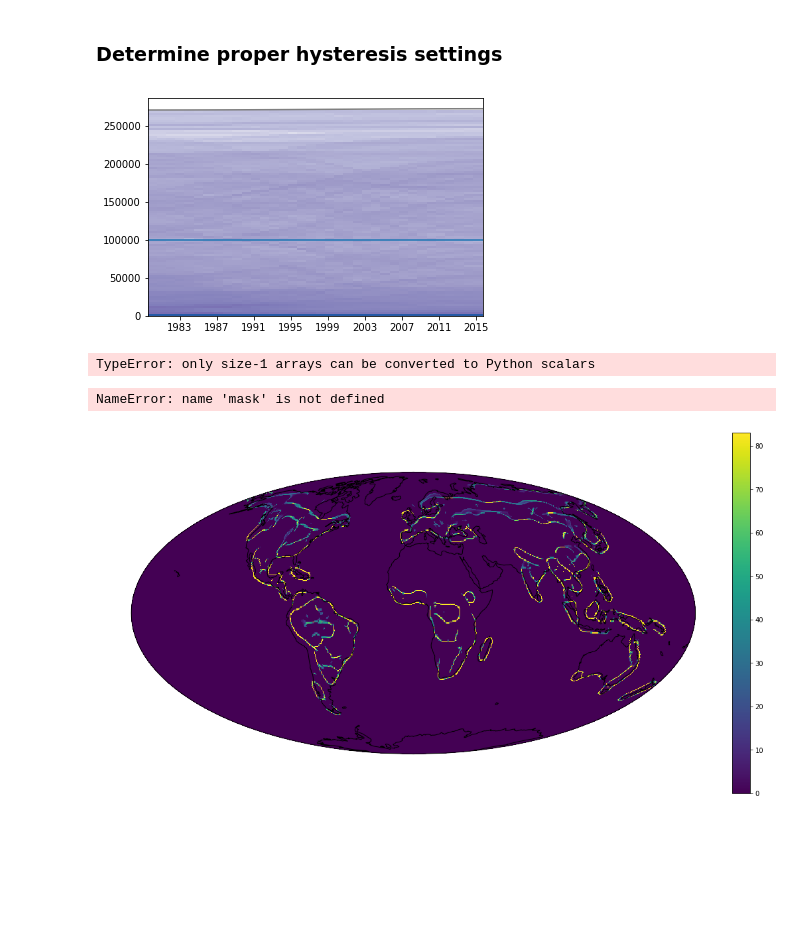
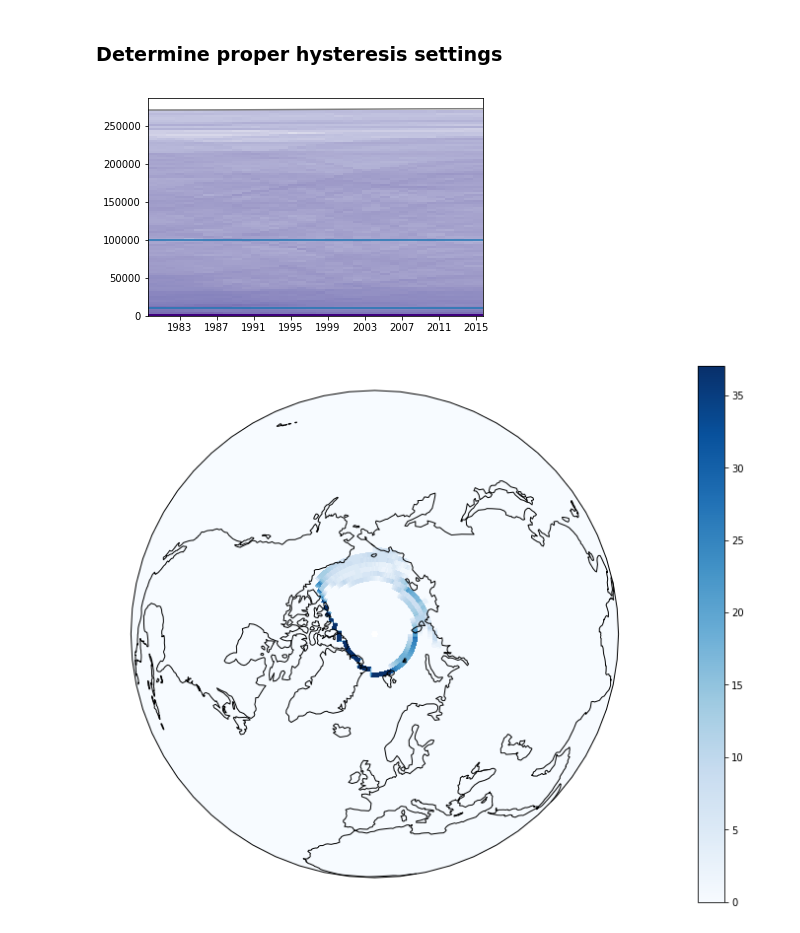
Before and after one commit to abrupt-climate/notebooks, a Jupyter notebook: Observationals_seaice.ipynb, the cells around one changed output. Saved outputs shown, nothing was run; the diff lists cells and outputs as text; code cells hidden in the pictures; blank space fills up the shorter version.

```diff
--- a/Observationals_seaice.ipynb
+++ b/Observationals_seaice.ipynb
@@ -23,8 +23,8 @@ from hypercc.plotting import (
 # %% [markdown]
 # Settings
 # %%
-#data_folder = Path("/mnt/Knolselderij/bulk/Abrupt/")
-data_folder = Path("/mnt/D_DRIVE/datamining/edges/obsscan")
+data_folder = Path("/mnt/Knolselderij/bulk/Abrupt/obsdata")
+#data_folder = Path("/mnt/D_DRIVE/datamining/edges/obsscan")
 data_set = DataSet([data_folder / 'ice_conc_nh_ease2-250_cdr-v2p0.nc_remapbilt100.nc'], 'ice_conc')
 
 
@@ -90,34 +95,30 @@ pixel_sb = sobel_filter(box, smooth_data, physical=False)
 signal = 1/sb[3]
 # %%
 upper_threshold=100000
-lower_threshold=1000
+lower_threshold=10000
 # %%
 plot_signal_histogram(box, signal,upper_threshold,lower_threshold);
 # %% [output]
-[figure, old version]
+[figure, new version]
 # %%
 from hyper_canny import cp_edge_thinning, cp_double_threshold
 # %%
 # use directions of pixel based sobel transform and magnitudes from calibrated physical sobel.
-dat = pixel_sb.transpose([3,2,1,0]).copy()
+dat = pixel_sb.transpose([3,2,1,0]).astype('float32')
 dat[:,:,:,3] = sb[3].transpose([2,1,0])
 mask = cp_edge_thinning(dat)
 thinned = mask.transpose([2, 1, 0])
-dat = sb.transpose([3,2,1,0]).copy()
+dat = sb.transpose([3,2,1,0]).copy().astype('float32')
-# %% [output]
-TypeError: only size-1 arrays can be converted to Python scalars
 # %%
 edges = cp_double_threshold(data=dat, mask=mask, a=1/upper_threshold, b=1/lower_threshold)
 m = edges.transpose([2, 1, 0])
-# %% [output]
-NameError: name 'mask' is not defined
 # %%
 #earth_plot(
 #    box, m.sum(axis=0),
 #    projection=ccrs.Mollweide(
 #        central_longitude=0,
 #        central_latitude=0))
 
-plot_mollweide(box, m.sum(axis=0))
+plot_orthographic_np(box, m.sum(axis=0), cmap='Blues')
 # %% [output]
-[figure, old version]
+[figure, new version]
```
Also changed, not shown: parts of 6 cells of this notebook, 1 other file.
